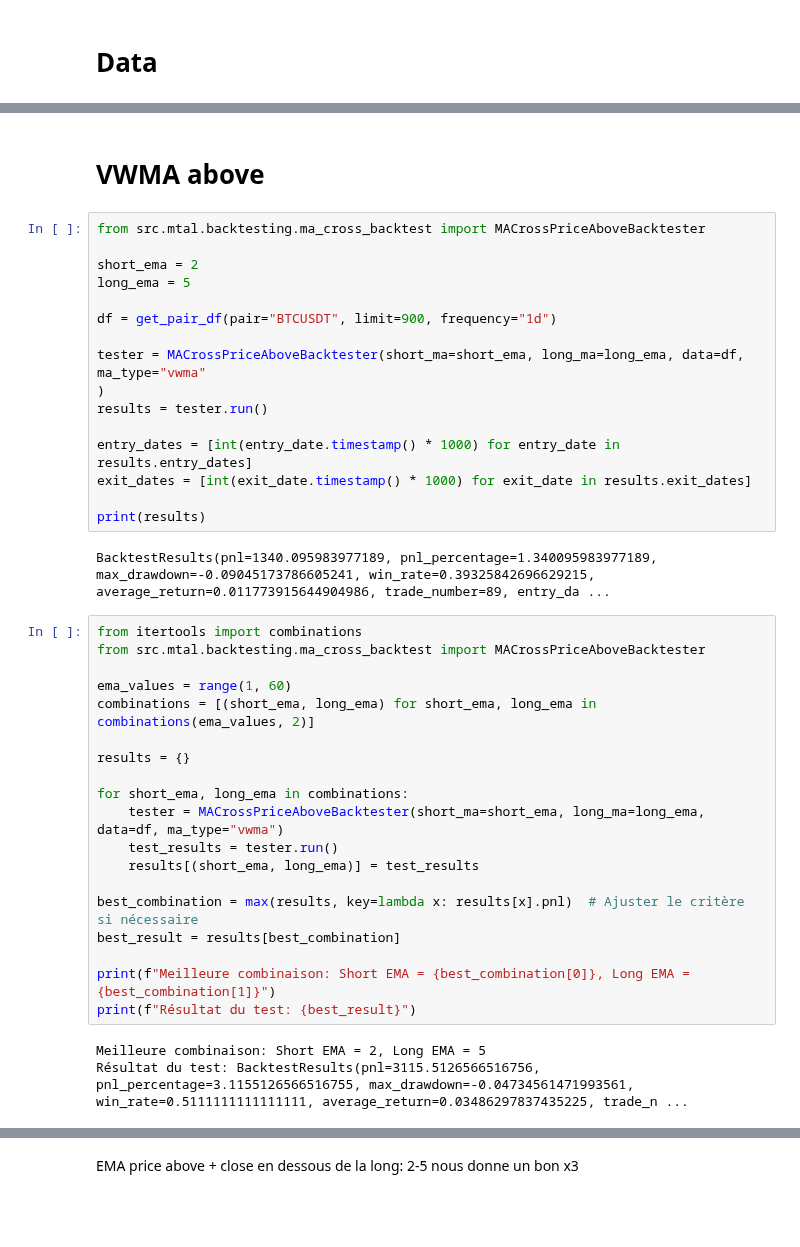
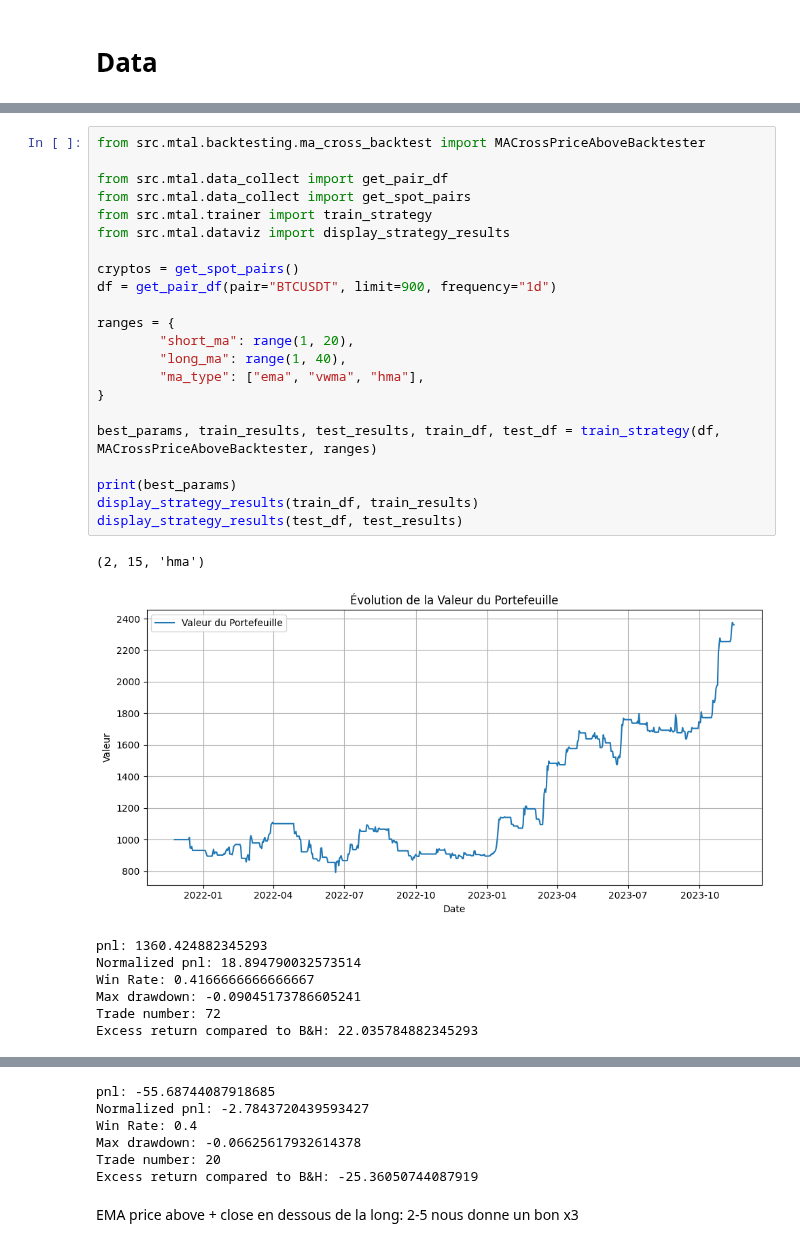
Before and after one commit to Romathonat/MTAL, a Jupyter notebook: notebooks/backtest.ipynb, the cells around one changed output, grey strips where cells are left out. Saved outputs shown, nothing was run; the diff lists cells and outputs as text; blank space fills up the shorter version.

```diff
--- a/notebooks/backtest.ipynb
+++ b/notebooks/backtest.ipynb
@@ -166,42 +70,31 @@ Résultat du test: BacktestResults(pnl=3577.2975760474555, pnl_percentage=2.5772
-# %% [markdown]
-# VWMA above
-# %%
-from src.mtal.backtesting.ma_cross_backtest import MACrossPriceAboveBacktester
-
-short_ema = 2
-long_ema = 5
-
-df = get_pair_df(pair="BTCUSDT", limit=900, frequency="1d")
-
-tester = MACrossPriceAboveBacktester(short_ma=short_ema, long_ma=long_ema, data=df, ma_type="vwma"
-)
-results = tester.run()
-
-entry_dates = [int(entry_date.timestamp() * 1000) for entry_date in results.entry_dates]
-exit_dates = [int(exit_date.timestamp() * 1000) for exit_date in results.exit_dates]
-
-print(results)
-# %% [output]
-BacktestResults(pnl=1340.095983977189, pnl_percentage=1.340095983977189, max_drawdown=-0.09045173786605241, win_rate=0.39325842696629215, average_return=0.011773915644904986, trade_number=89, entry_da ...
-# %%
-from itertools import combinations
-from src.mtal.backtesting.ma_cross_backtest import MACrossPriceAboveBacktester
-
-ema_values = range(1, 60)
-combinations = [(short_ema, long_ema) for short_ema, long_ema in combinations(ema_values, 2)]
-
-results = {}
-
-for short_ema, long_ema in combinations:
-    tester = MACrossPriceAboveBacktester(short_ma=short_ema, long_ma=long_ema, data=df, ma_type="vwma")
-    test_results = tester.run()
-    results[(short_ema, long_ema)] = test_results
-
-best_combination = max(results, key=lambda x: results[x].pnl)  # Ajuster le critère si nécessaire
-best_result = results[best_combination]
-
-print(f"Meilleure combinaison: Short EMA = {best_combination[0]}, Long EMA = {best_combination[1]}")
-print(f"Résultat du test: {best_result}")
-# %% [output]
-Meilleure combinaison: Short EMA = 2, Long EMA = 5
-Résultat du test: BacktestResults(pnl=3115.5126566516756, pnl_percentage=3.1155126566516755, max_drawdown=-0.04734561471993561, win_rate=0.5111111111111111, average_return=0.03486297837435225, trade_n ...
+# %%
+from src.mtal.backtesting.ma_cross_backtest import MACrossPriceAboveBacktester
+
+from src.mtal.data_collect import get_pair_df
+from src.mtal.data_collect import get_spot_pairs
+from src.mtal.trainer import train_strategy
+from src.mtal.dataviz import display_strategy_results
+
+cryptos = get_spot_pairs()
+df = get_pair_df(pair="BTCUSDT", limit=900, frequency="1d")
+
+ranges = {
+        "short_ma": range(1, 20),
+        "long_ma": range(1, 40),
+        "ma_type": ["ema", "vwma", "hma"],
+}
+
+best_params, train_results, test_results, train_df, test_df = train_strategy(df, MACrossPriceAboveBacktester, ranges)
+
+print(best_params)
+display_strategy_results(train_df, train_results)
+display_strategy_results(test_df, test_results)
+# %% [output]
+(2, 15, 'hma')
+[figure, added]
+pnl: 1360.424882345293
+Normalized pnl: 18.894790032573514
+Win Rate: 0.4166666666666667
+Max drawdown: -0.09045173786605241
+Trade number: 72
+Excess return compared to B&H: 22.035784882345293
@@ -208,2 +102,8 @@ Résultat du test: BacktestResults(pnl=3115.5126566516756, pnl_percentage=3.1155
+pnl: -55.68744087918685
+Normalized pnl: -2.7843720439593427
+Win Rate: 0.4
+Max drawdown: -0.06625617932614378
+Trade number: 20
+Excess return compared to B&H: -25.36050744087919
 # %% [markdown]
 EMA price above + close en dessous de la long: 2-5 nous donne un bon x3
```
Also changed, not shown: parts of 23 cells of this notebook, 3 other files.
